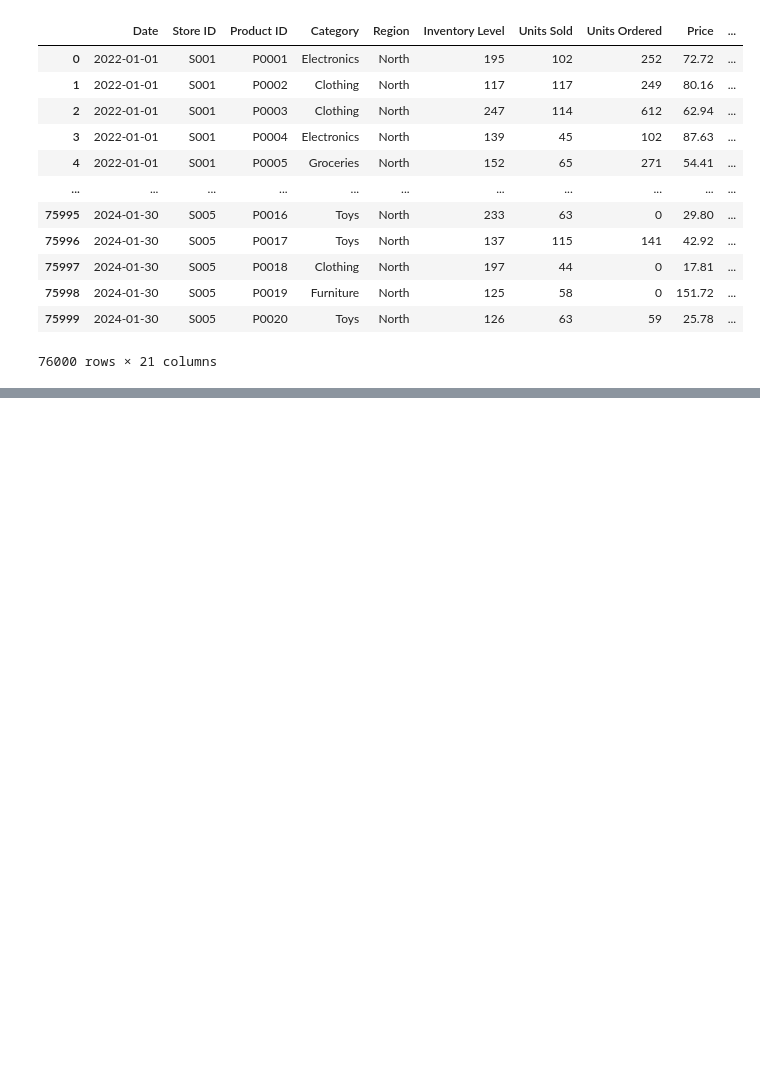
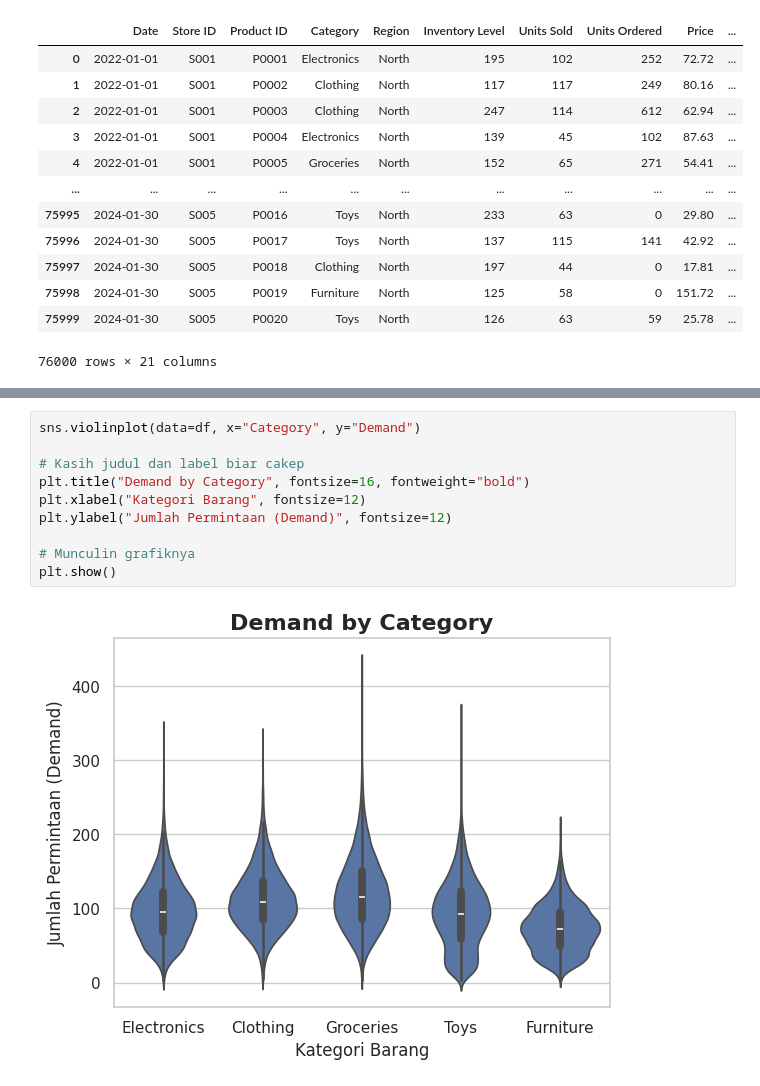
Before and after one commit to RoihansLab/Machine-Learning-Projects, a Jupyter notebook: 10_End_to_End_Retail_Demand_Forecasting/10_analisis.ipynb, the cells around one changed output, grey strips where cells are left out. Cells and saved outputs as stored; diff of their text form; blank space fills up the shorter version.

```diff
--- a/10_End_to_End_Retail_Demand_Forecasting/10_analisis.ipynb
+++ b/10_End_to_End_Retail_Demand_Forecasting/10_analisis.ipynb
@@ -229,0 +321,12 @@ df
+# %%
+sns.violinplot(data=df, x="Category", y="Demand")
+
+# Kasih judul dan label biar cakep
+plt.title("Demand by Category", fontsize=16, fontweight="bold")
+plt.xlabel("Kategori Barang", fontsize=12)
+plt.ylabel("Jumlah Permintaan (Demand)", fontsize=12)
+
+# Munculin grafiknya
+plt.show()
+# %% [output]
+[figure, added]
```
Also changed, not shown: parts of 18 cells of this notebook.
